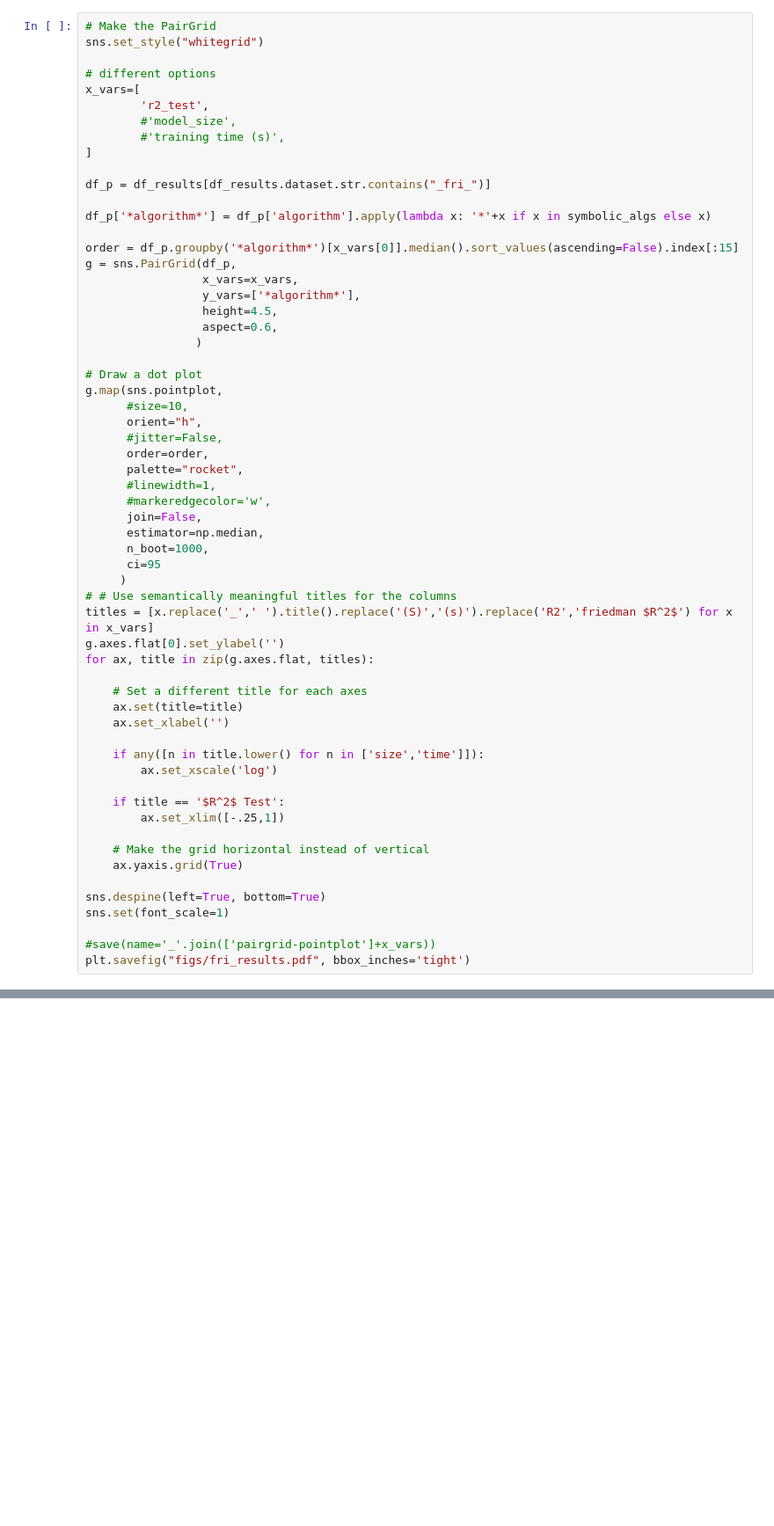
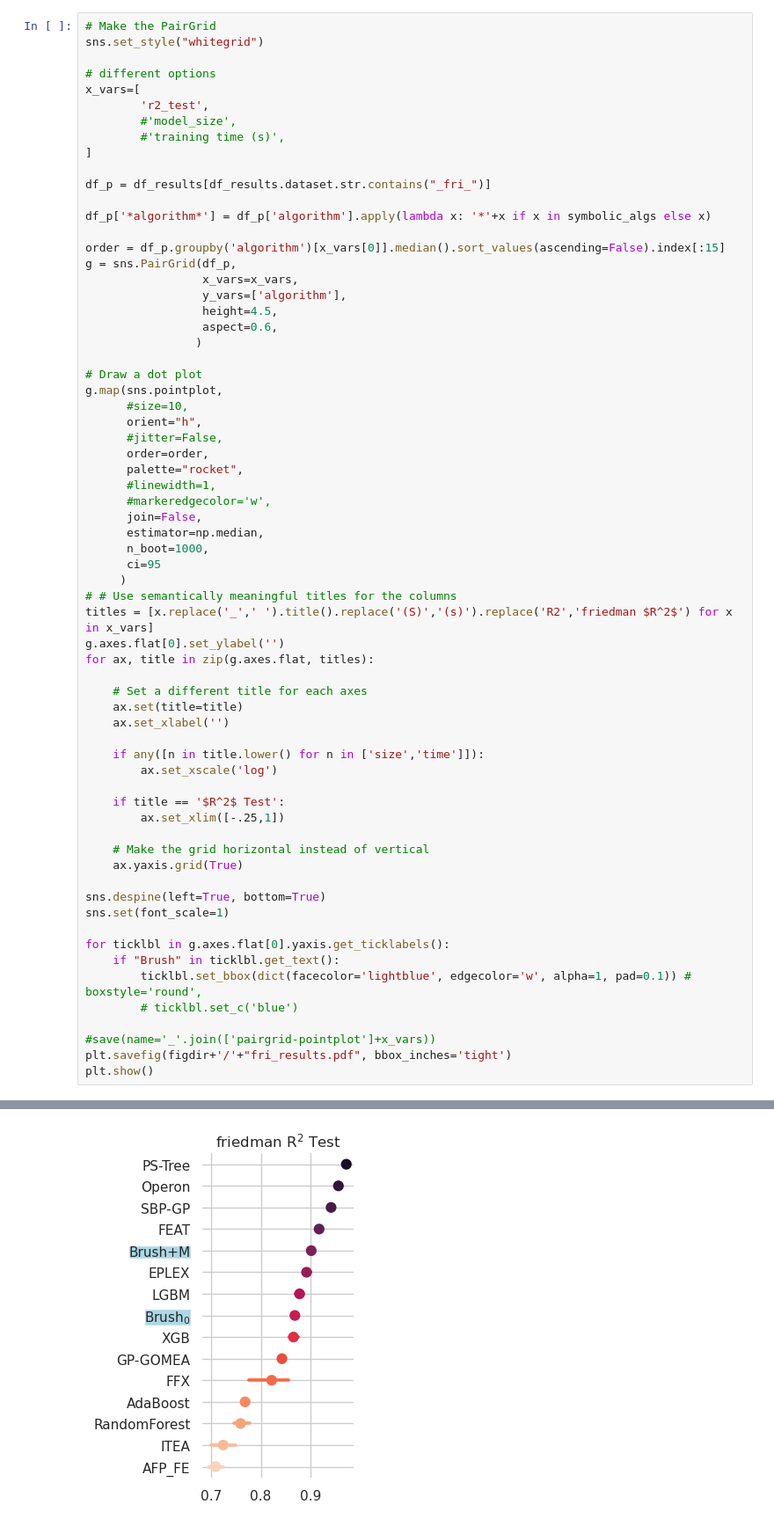
Before and after one commit to gAldeia/srbench, a Jupyter notebook: postprocessing/results-extended.ipynb, the cells around one changed output, grey strips where cells are left out. Shown at 88% size. Saved outputs shown, nothing was run; the diff lists cells and outputs as text; blank space fills up the shorter version.

```diff
--- a/postprocessing/results-extended.ipynb
+++ b/postprocessing/results-extended.ipynb
@@ -324,10 +439,10 @@ df_p = df_results[df_results.dataset.str.contains("_fri_")]
 
 df_p['*algorithm*'] = df_p['algorithm'].apply(lambda x: '*'+x if x in symbolic_algs else x)
 
-order = df_p.groupby('*algorithm*')[x_vars[0]].median().sort_values(ascending=False).index[:15]
+order = df_p.groupby('algorithm')[x_vars[0]].median().sort_values(ascending=False).index[:15]
 g = sns.PairGrid(df_p,
                  x_vars=x_vars,
-                 y_vars=['*algorithm*'],
+                 y_vars=['algorithm'],
                  height=4.5,
                  aspect=0.6,
                 )
@@ -367,5 +482,12 @@ for ax, title in zip(g.axes.flat, titles):
 sns.despine(left=True, bottom=True)
 sns.set(font_scale=1)
 
+for ticklbl in g.axes.flat[0].yaxis.get_ticklabels():
+    if "Brush" in ticklbl.get_text():
+        ticklbl.set_bbox(dict(facecolor='lightblue', edgecolor='w', alpha=1, pad=0.1)) # boxstyle='round',
+        # ticklbl.set_c('blue')
+
 #save(name='_'.join(['pairgrid-pointplot']+x_vars))
-plt.savefig("figs/fri_results.pdf", bbox_inches='tight')
+plt.savefig(figdir+'/'+"fri_results.pdf", bbox_inches='tight')
+plt.show()
+# %% [output]
@@ -372,3 +499,4 @@ plt.savefig("figs/fri_results.pdf", bbox_inches='tight')
+[figure, added]
 # %%
 # Make the PairGrid
 sns.set_style("whitegrid")
```
Also changed, not shown: parts of 10 cells of this notebook, 5 other files.
